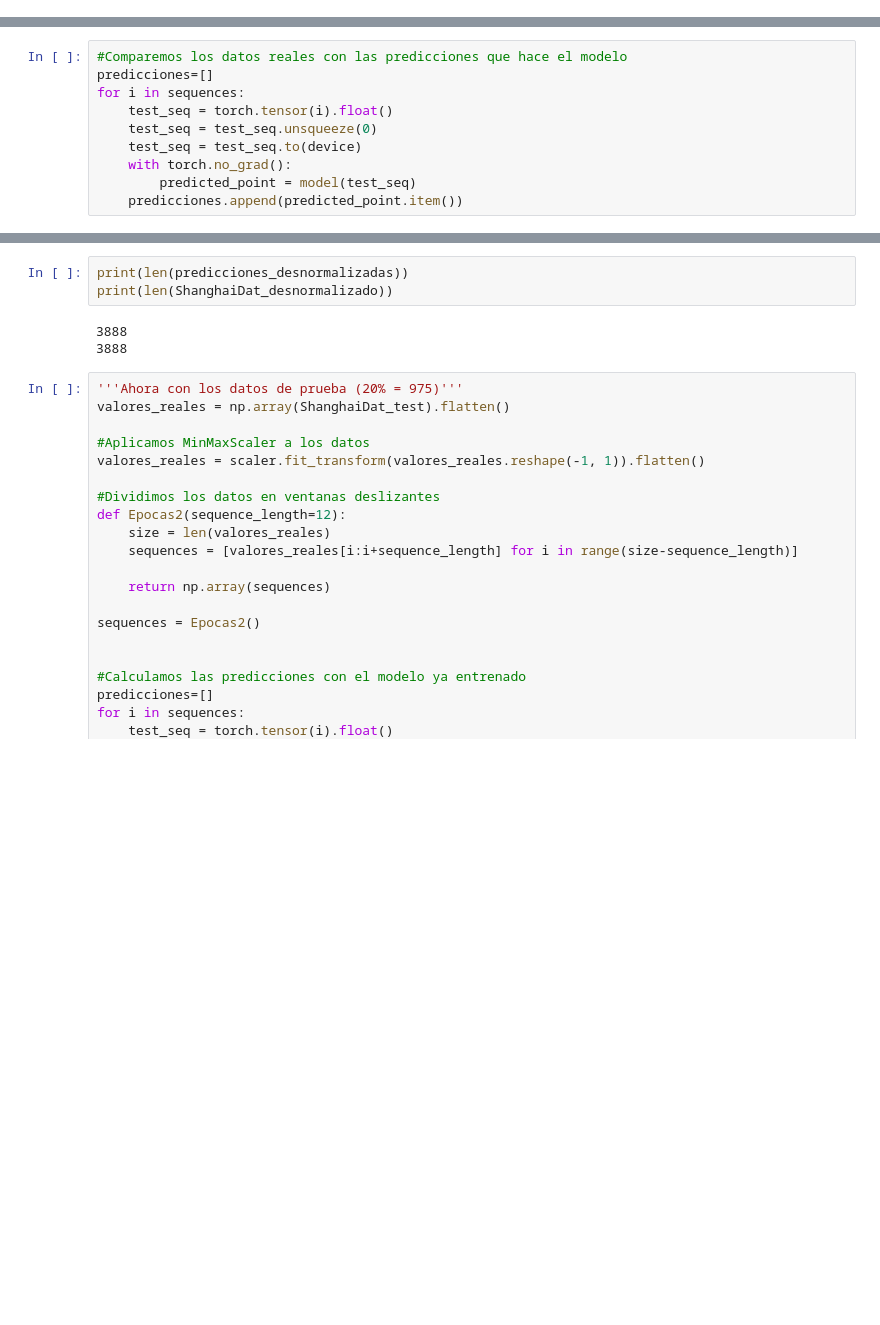
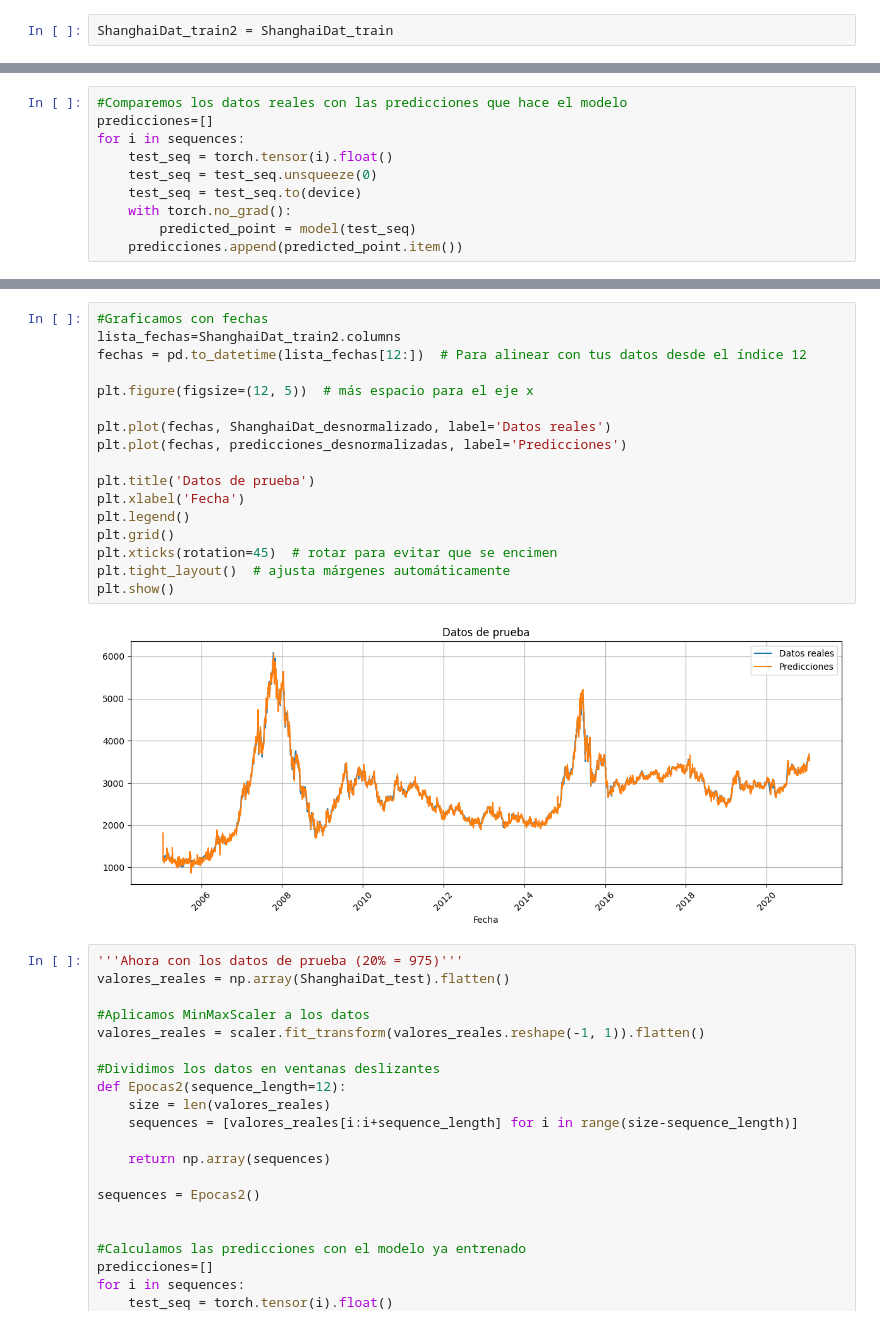
Before and after one commit to RedLakes17/SS-AntonioRojas, a Jupyter notebook: TWM8.ipynb, the cells around one changed output, grey strips where cells are left out. Saved outputs shown, nothing was run; the diff lists cells and outputs as text; blank space fills up the shorter version.

```diff
--- a/TWM8.ipynb
+++ b/TWM8.ipynb
@@ -25,6 +25,8 @@ ShanghaiDat=ShanghaiDat.drop(ShanghaiDat.columns[0], axis=1)
 ShanghaiDat_train=ShanghaiDat.iloc[:, 0:3900]
 #Datos de prueba 20%
 ShanghaiDat_test=ShanghaiDat.iloc[:, 3900:]
+# %%
+ShanghaiDat_train2 = ShanghaiDat_train
 # %%
 #Debemos convertir nuestros datos en una ventana de datos deslizantes.
 import numpy as np
@@ -187,9 +190,22 @@ plt.show()
-# %%
-print(len(predicciones_desnormalizadas))
-print(len(ShanghaiDat_desnormalizado))
-# %% [output]
-3888
-3888
+# %%
+#Graficamos con fechas
+lista_fechas=ShanghaiDat_train2.columns
+fechas = pd.to_datetime(lista_fechas[12:])  # Para alinear con tus datos desde el índice 12
+
+plt.figure(figsize=(12, 5))  # más espacio para el eje x
+
+plt.plot(fechas, ShanghaiDat_desnormalizado, label='Datos reales')
+plt.plot(fechas, predicciones_desnormalizadas, label='Predicciones')
+
+plt.title('Datos de prueba')
+plt.xlabel('Fecha')
+plt.legend()
+plt.grid()
+plt.xticks(rotation=45)  # rotar para evitar que se encimen
+plt.tight_layout()  # ajusta márgenes automáticamente
+plt.show()
+# %% [output]
+[figure, added]
 # %%
 '''Ahora con los datos de prueba (20% = 975)'''
 valores_reales = np.array(ShanghaiDat_test).flatten()
```
Also changed, not shown: parts of 6 cells of this notebook.
